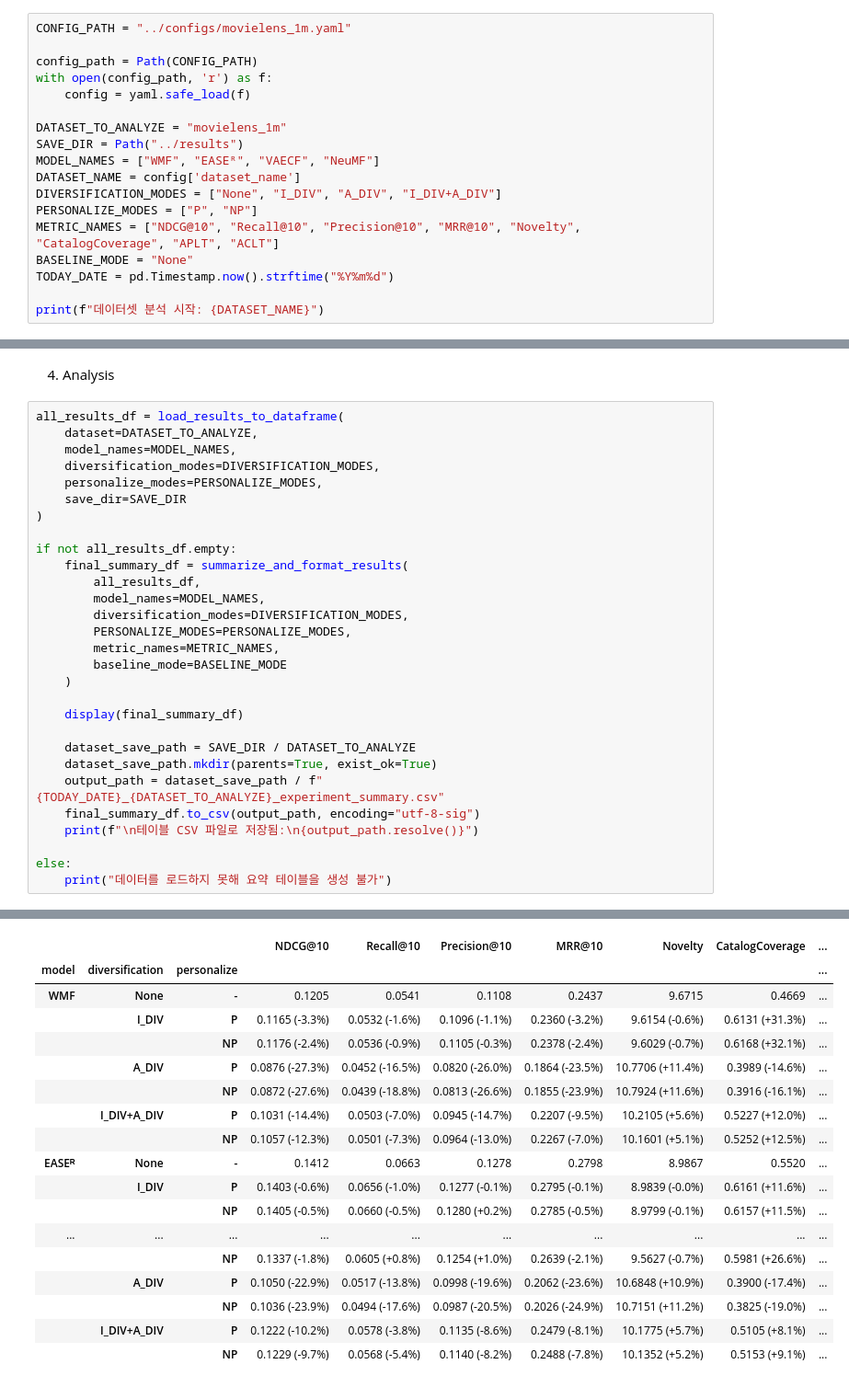
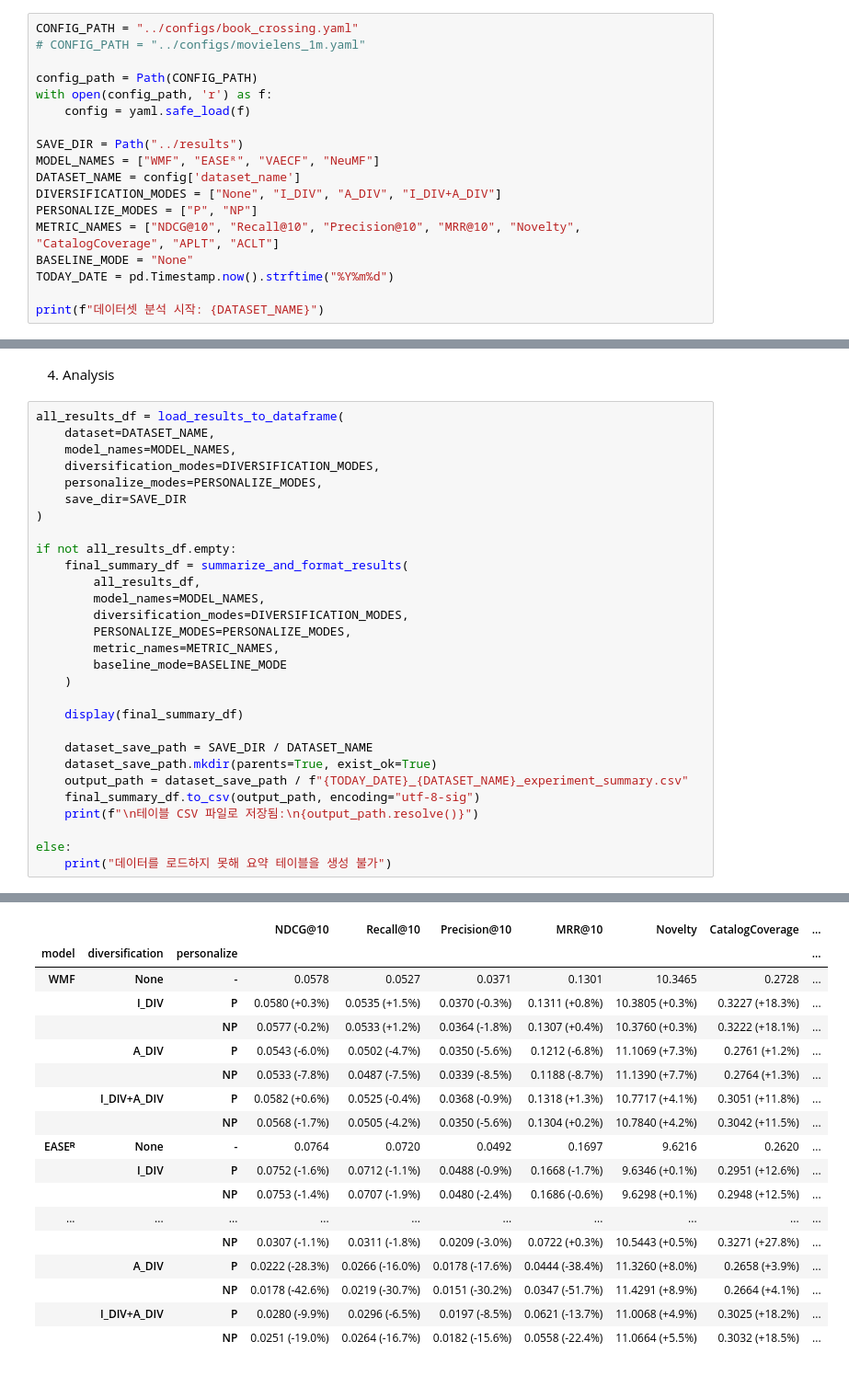
Before and after one commit to bok-h22/Technical_Portfolio, a Jupyter notebook: notebooks/1_Experiment_Summary.ipynb, the cells around one changed output, grey strips where cells are left out. Shown at 92% size. Drawn from its saved outputs; the diff is of its cells as text.

```diff
--- a/notebooks/1_Experiment_Summary.ipynb
+++ b/notebooks/1_Experiment_Summary.ipynb
@@ -16,13 +16,13 @@ pd.set_option('display.width', 1000)
 # %% [markdown]
 2. Analysis Settings
 # %%
-CONFIG_PATH = "../configs/movielens_1m.yaml"
+CONFIG_PATH = "../configs/book_crossing.yaml"
+# CONFIG_PATH = "../configs/movielens_1m.yaml"
 
 config_path = Path(CONFIG_PATH)
 with open(config_path, 'r') as f:
     config = yaml.safe_load(f)
 
-DATASET_TO_ANALYZE = "movielens_1m"
 SAVE_DIR = Path("../results")
 MODEL_NAMES = ["WMF", "EASEᴿ", "VAECF", "NeuMF"]
 DATASET_NAME = config['dataset_name']
@@ -181,7 +181,7 @@ def summarize_and_format_results(
 4. Analysis
 # %%
 all_results_df = load_results_to_dataframe(
-    dataset=DATASET_TO_ANALYZE,
+    dataset=DATASET_NAME,
     model_names=MODEL_NAMES,
     diversification_modes=DIVERSIFICATION_MODES,
     personalize_modes=PERSONALIZE_MODES,
@@ -200,9 +200,9 @@ if not all_results_df.empty:
 
     display(final_summary_df)
 
-    dataset_save_path = SAVE_DIR / DATASET_TO_ANALYZE
+    dataset_save_path = SAVE_DIR / DATASET_NAME
     dataset_save_path.mkdir(parents=True, exist_ok=True)
-    output_path = dataset_save_path / f"{TODAY_DATE}_{DATASET_TO_ANALYZE}_experiment_summary.csv"
+    output_path = dataset_save_path / f"{TODAY_DATE}_{DATASET_NAME}_experiment_summary.csv"
     final_summary_df.to_csv(output_path, encoding="utf-8-sig")
     print(f"\n테이블 CSV 파일로 저장됨:\n{output_path.resolve()}")
 
@@ -213,22 +213,22 @@ else:
 총 256개의 평균 결과 레코드 로드 완료.
 평균(AVG) 결과 요약 및 포맷팅 시작
 결과 요약 및 포맷팅 완료.
 |  |  |  | NDCG@10 | Recall@10 | Precision@10 | MRR@10 | Novelty | CatalogCoverage | ... |
 | model | diversification | personalize |  |  |  |  |  |  | ... |
-| WMF | None | - | 0.1205 | 0.0541 | 0.1108 | 0.2437 | 9.6715 | 0.4669 | ... |
-|  | I_DIV | P | 0.1165 (-3.3%) | 0.0532 (-1.6%) | 0.1096 (-1.1%) | 0.2360 (-3.2%) | 9.6154 (-0.6%) | 0.6131 (+31.3%) | ... |
-|  |  | NP | 0.1176 (-2.4%) | 0.0536 (-0.9%) | 0.1105 (-0.3%) | 0.2378 (-2.4%) | 9.6029 (-0.7%) | 0.6168 (+32.1%) | ... |
-|  | A_DIV | P | 0.0876 (-27.3%) | 0.0452 (-16.5%) | 0.0820 (-26.0%) | 0.1864 (-23.5%) | 10.7706 (+11.4%) | 0.3989 (-14.6%) | ... |
-|  |  | NP | 0.0872 (-27.6%) | 0.0439 (-18.8%) | 0.0813 (-26.6%) | 0.1855 (-23.9%) | 10.7924 (+11.6%) | 0.3916 (-16.1%) | ... |
-|  | I_DIV+A_DIV | P | 0.1031 (-14.4%) | 0.0503 (-7.0%) | 0.0945 (-14.7%) | 0.2207 (-9.5%) | 10.2105 (+5.6%) | 0.5227 (+12.0%) | ... |
-|  |  | NP | 0.1057 (-12.3%) | 0.0501 (-7.3%) | 0.0964 (-13.0%) | 0.2267 (-7.0%) | 10.1601 (+5.1%) | 0.5252 (+12.5%) | ... |
-| EASEᴿ | None | - | 0.1412 | 0.0663 | 0.1278 | 0.2798 | 8.9867 | 0.5520 | ... |
-|  | I_DIV | P | 0.1403 (-0.6%) | 0.0656 (-1.0%) | 0.1277 (-0.1%) | 0.2795 (-0.1%) | 8.9839 (-0.0%) | 0.6161 (+11.6%) | ... |
-|  |  | NP | 0.1405 (-0.5%) | 0.0660 (-0.5%) | 0.1280 (+0.2%) | 0.2785 (-0.5%) | 8.9799 (-0.1%) | 0.6157 (+11.5%) | ... |
+| WMF | None | - | 0.0578 | 0.0527 | 0.0371 | 0.1301 | 10.3465 | 0.2728 | ... |
+|  | I_DIV | P | 0.0580 (+0.3%) | 0.0535 (+1.5%) | 0.0370 (-0.3%) | 0.1311 (+0.8%) | 10.3805 (+0.3%) | 0.3227 (+18.3%) | ... |
+|  |  | NP | 0.0577 (-0.2%) | 0.0533 (+1.2%) | 0.0364 (-1.8%) | 0.1307 (+0.4%) | 10.3760 (+0.3%) | 0.3222 (+18.1%) | ... |
+|  | A_DIV | P | 0.0543 (-6.0%) | 0.0502 (-4.7%) | 0.0350 (-5.6%) | 0.1212 (-6.8%) | 11.1069 (+7.3%) | 0.2761 (+1.2%) | ... |
+|  |  | NP | 0.0533 (-7.8%) | 0.0487 (-7.5%) | 0.0339 (-8.5%) | 0.1188 (-8.7%) | 11.1390 (+7.7%) | 0.2764 (+1.3%) | ... |
+|  | I_DIV+A_DIV | P | 0.0582 (+0.6%) | 0.0525 (-0.4%) | 0.0368 (-0.9%) | 0.1318 (+1.3%) | 10.7717 (+4.1%) | 0.3051 (+11.8%) | ... |
+|  |  | NP | 0.0568 (-1.7%) | 0.0505 (-4.2%) | 0.0350 (-5.6%) | 0.1304 (+0.2%) | 10.7840 (+4.2%) | 0.3042 (+11.5%) | ... |
+| EASEᴿ | None | - | 0.0764 | 0.0720 | 0.0492 | 0.1697 | 9.6216 | 0.2620 | ... |
+|  | I_DIV | P | 0.0752 (-1.6%) | 0.0712 (-1.1%) | 0.0488 (-0.9%) | 0.1668 (-1.7%) | 9.6346 (+0.1%) | 0.2951 (+12.6%) | ... |
+|  |  | NP | 0.0753 (-1.4%) | 0.0707 (-1.9%) | 0.0480 (-2.4%) | 0.1686 (-0.6%) | 9.6298 (+0.1%) | 0.2948 (+12.5%) | ... |
 | ... | ... | ... | ... | ... | ... | ... | ... | ... | ... |
-|  |  | NP | 0.1337 (-1.8%) | 0.0605 (+0.8%) | 0.1254 (+1.0%) | 0.2639 (-2.1%) | 9.5627 (-0.7%) | 0.5981 (+26.6%) | ... |
-|  | A_DIV | P | 0.1050 (-22.9%) | 0.0517 (-13.8%) | 0.0998 (-19.6%) | 0.2062 (-23.6%) | 10.6848 (+10.9%) | 0.3900 (-17.4%) | ... |
-|  |  | NP | 0.1036 (-23.9%) | 0.0494 (-17.6%) | 0.0987 (-20.5%) | 0.2026 (-24.9%) | 10.7151 (+11.2%) | 0.3825 (-19.0%) | ... |
-|  | I_DIV+A_DIV | P | 0.1222 (-10.2%) | 0.0578 (-3.8%) | 0.1135 (-8.6%) | 0.2479 (-8.1%) | 10.1775 (+5.7%) | 0.5105 (+8.1%) | ... |
-|  |  | NP | 0.1229 (-9.7%) | 0.0568 (-5.4%) | 0.1140 (-8.2%) | 0.2488 (-7.8%) | 10.1352 (+5.2%) | 0.5153 (+9.1%) | ... |
+|  |  | NP | 0.0307 (-1.1%) | 0.0311 (-1.8%) | 0.0209 (-3.0%) | 0.0722 (+0.3%) | 10.5443 (+0.5%) | 0.3271 (+27.8%) | ... |
+|  | A_DIV | P | 0.0222 (-28.3%) | 0.0266 (-16.0%) | 0.0178 (-17.6%) | 0.0444 (-38.4%) | 11.3260 (+8.0%) | 0.2658 (+3.9%) | ... |
+|  |  | NP | 0.0178 (-42.6%) | 0.0219 (-30.7%) | 0.0151 (-30.2%) | 0.0347 (-51.7%) | 11.4291 (+8.9%) | 0.2664 (+4.1%) | ... |
+|  | I_DIV+A_DIV | P | 0.0280 (-9.9%) | 0.0296 (-6.5%) | 0.0197 (-8.5%) | 0.0621 (-13.7%) | 11.0068 (+4.9%) | 0.3025 (+18.2%) | ... |
+|  |  | NP | 0.0251 (-19.0%) | 0.0264 (-16.7%) | 0.0182 (-15.6%) | 0.0558 (-22.4%) | 11.0664 (+5.5%) | 0.3032 (+18.5%) | ... |
 테이블 CSV 파일로 저장됨:
```
Also changed, not shown: parts of 2 cells of this notebook, 3 other files.
